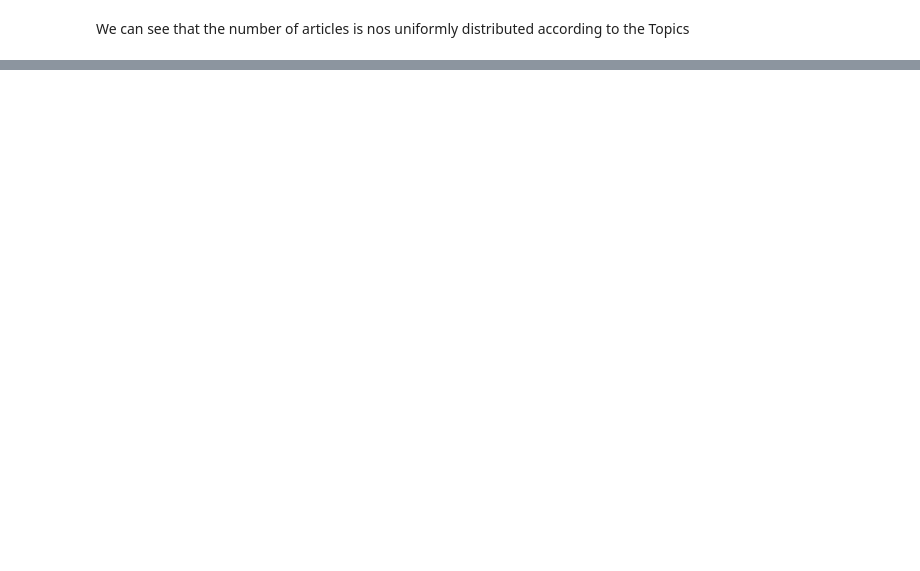
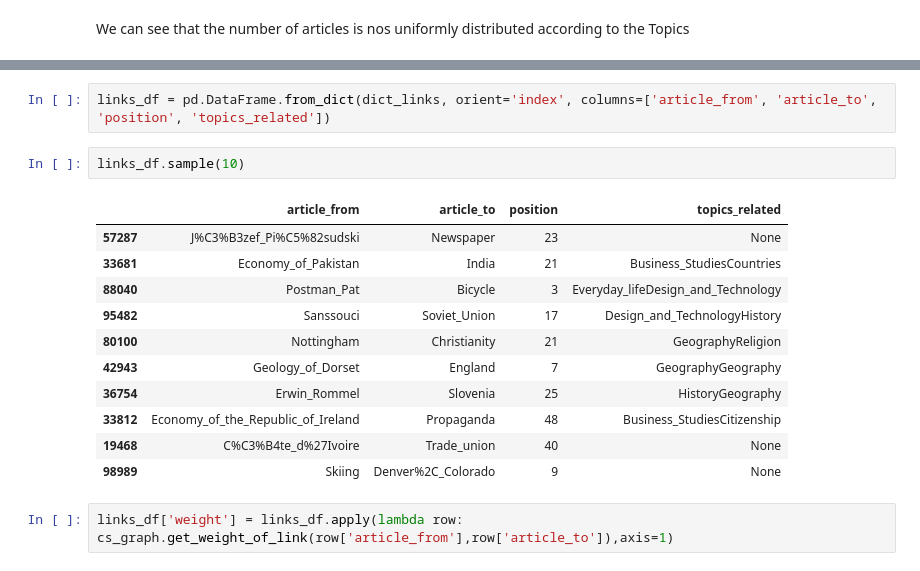
Before and after one commit to epfl-ada/ada-2022-project-groupe53, a Jupyter notebook: run.ipynb, the cells around one changed output, grey strips where cells are left out. Drawn from its saved outputs; the diff is of its cells as text; blank space fills up the shorter version.

```diff
--- a/run.ipynb
+++ b/run.ipynb
@@ -288,0 +352,18 @@ plt.show()
+# %%
+links_df = pd.DataFrame.from_dict(dict_links, orient='index', columns=['article_from', 'article_to', 'position', 'topics_related'])
+# %%
+links_df.sample(10)
+# %% [output]
+|  | article_from | article_to | position | topics_related |
+| 57287 | J%C3%B3zef_Pi%C5%82sudski | Newspaper | 23 | None |
+| 33681 | Economy_of_Pakistan | India | 21 | Business_StudiesCountries |
+| 88040 | Postman_Pat | Bicycle | 3 | Everyday_lifeDesign_and_Technology |
+| 95482 | Sanssouci | Soviet_Union | 17 | Design_and_TechnologyHistory |
+| 80100 | Nottingham | Christianity | 21 | GeographyReligion |
+| 42943 | Geology_of_Dorset | England | 7 | GeographyGeography |
+| 36754 | Erwin_Rommel | Slovenia | 25 | HistoryGeography |
+| 33812 | Economy_of_the_Republic_of_Ireland | Propaganda | 48 | Business_StudiesCitizenship |
+| 19468 | C%C3%B4te_d%27Ivoire | Trade_union | 40 | None |
+| 98989 | Skiing | Denver%2C_Colorado | 9 | None |
+# %%
+links_df['weight'] = links_df.apply(lambda row: cs_graph.get_weight_of_link(row['article_from'],row['article_to']),axis=1)
```
Also changed, not shown: parts of 15 cells of this notebook, 2 other files.
